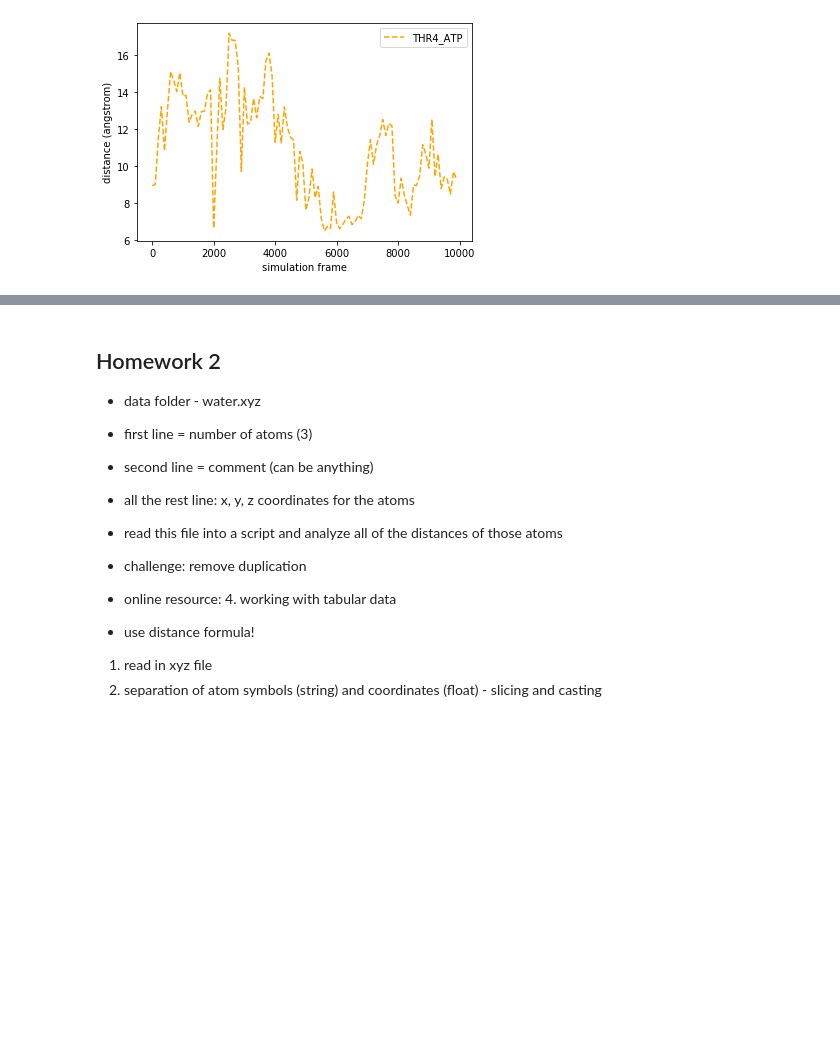
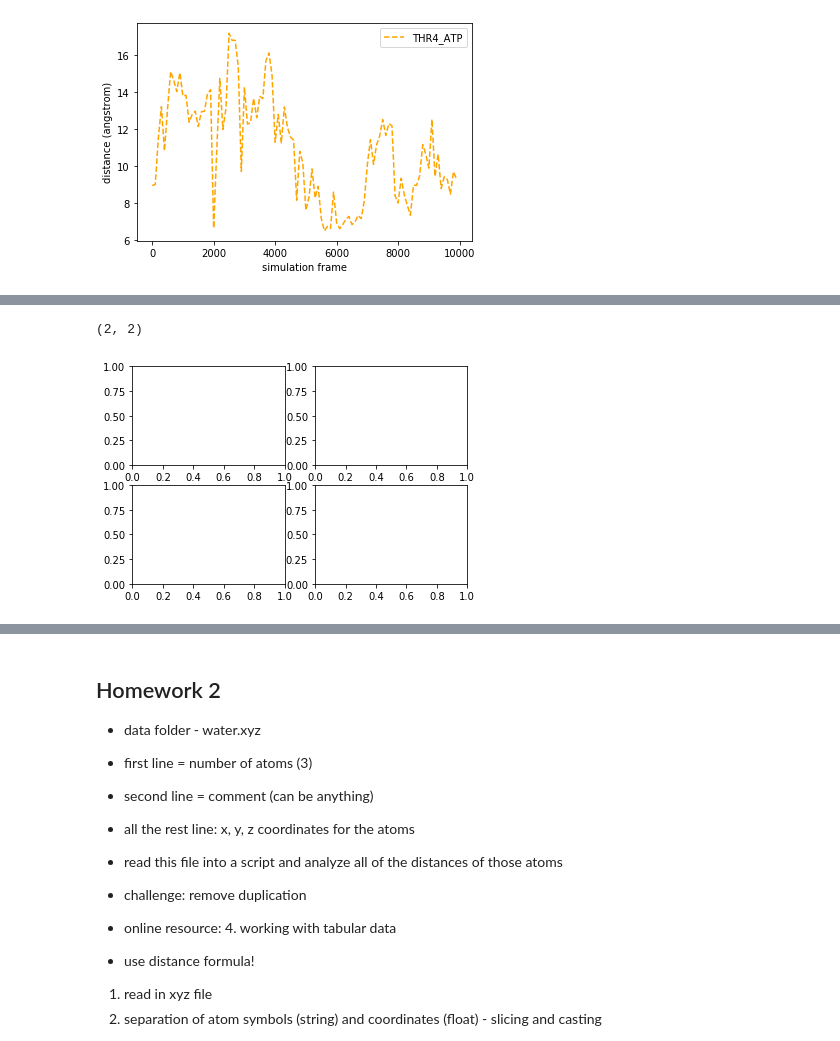
Before and after one commit to kristenmin/molssi-python-webinar, a Jupyter notebook: tabulardata-plotting.ipynb, the cells around one changed output, grey strips where cells are left out. Cells and saved outputs as stored; diff of their text form; code cells hidden in the pictures; blank space fills up the shorter version.

```diff
--- a/tabulardata-plotting.ipynb
+++ b/tabulardata-plotting.ipynb
@@ -262,0 +288,6 @@ Text(0, 0.5, 'distance (angstrom)')
+# %%
+fig2, ax2 = plt.subplots(2,2)
+ax2.shape
+# %% [output]
+(2, 2)
+[figure, added]
```
Also changed, not shown: parts of 16 cells of this notebook, 3 other files.
